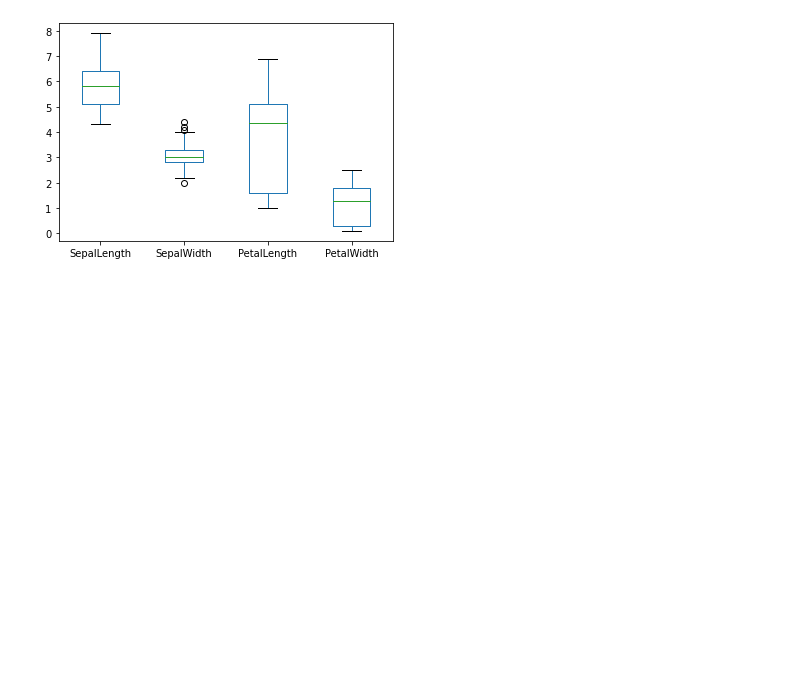
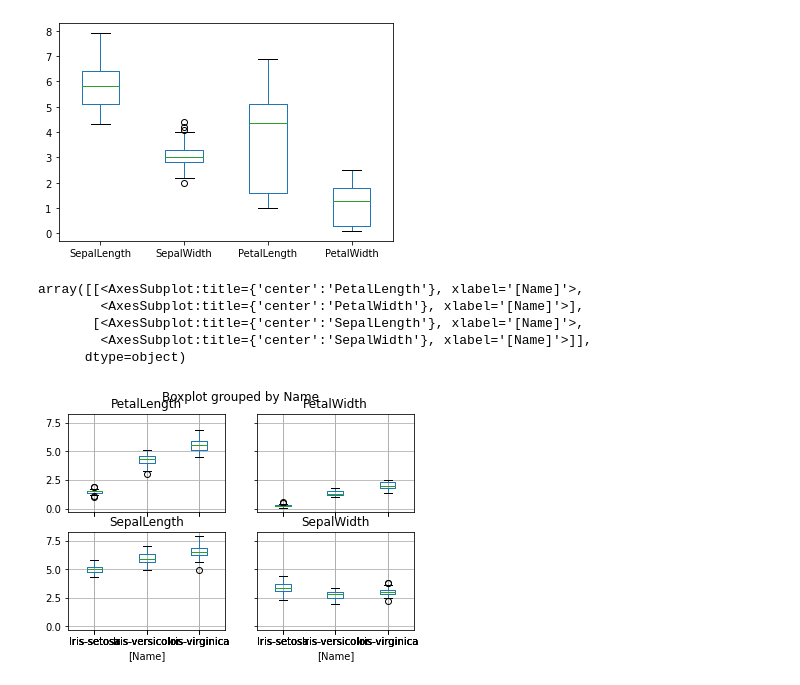
Before and after one commit to sunilsagar/Py-DayToDay, a Jupyter notebook: Module1/B2_24_25Sept/Day2.ipynb, the cells around one changed output. Cells and saved outputs as stored; diff of their text form; code cells hidden in the pictures; blank space fills up the shorter version.

```diff
--- a/Module1/B2_24_25Sept/Day2.ipynb
+++ b/Module1/B2_24_25Sept/Day2.ipynb
@@ -144,4 +144,11 @@ iris.iloc[:, 0:4].plot.box()
 <AxesSubplot:>
 [figure]
 # %%
-iris.boxplot(by=)
+iris.boxplot(by='Name')
+# %% [output]
+array([[<AxesSubplot:title={'center':'PetalLength'}, xlabel='[Name]'>,
+        <AxesSubplot:title={'center':'PetalWidth'}, xlabel='[Name]'>],
+       [<AxesSubplot:title={'center':'SepalLength'}, xlabel='[Name]'>,
+        <AxesSubplot:title={'center':'SepalWidth'}, xlabel='[Name]'>]],
+      dtype=object)
+[figure, added]
```
